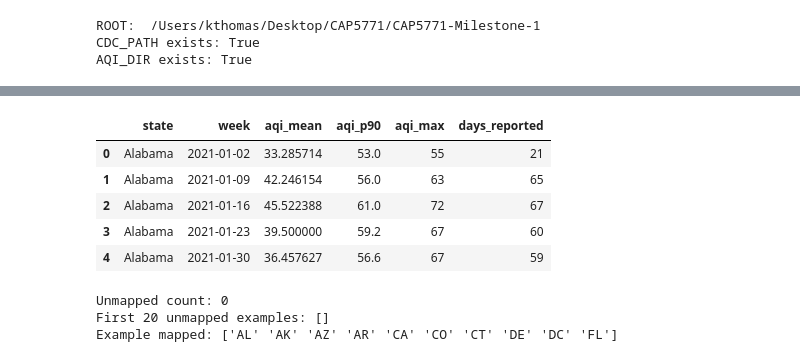
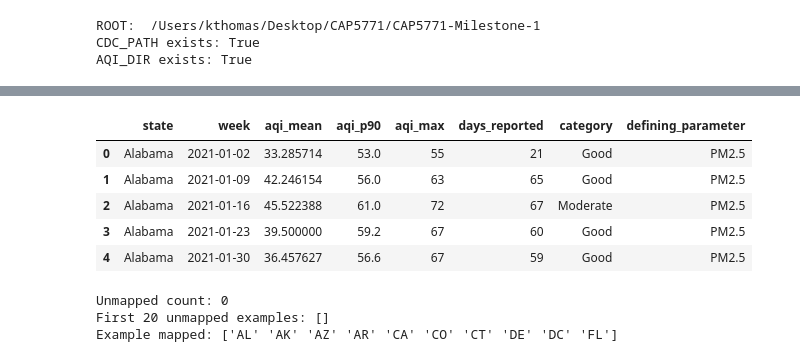
Before and after one commit to crewsdel/CAP5771-Milestone-1, a Jupyter notebook: Code Implementation/milestone_1_code.ipynb, the cells around one changed output, grey strips where cells are left out. Saved outputs shown, nothing was run; the diff lists cells and outputs as text; code cells hidden in the pictures.

```diff
--- a/Code Implementation/milestone_1_code.ipynb
+++ b/Code Implementation/milestone_1_code.ipynb
@@ -88,46 +88,52 @@ aqi_daily_raw = pd.concat((pd.read_csv(f) for f in aqi_files), ignore_index=True
 aqi_daily = aqi_daily_raw[[
     "Date",
     "State Name",
-    "AQI"
+    "AQI",
+    "Category",
+    "Defining Parameter"
 ]].copy()
 
 # Rename the columns for consistency
 aqi_daily = aqi_daily.rename(columns={
     "Date": "date",
     "State Name": "state",
-    "AQI": "aqi"
+    "AQI": "aqi",
+    "Category": "category",
+    "Defining Parameter": "defining_parameter"
 })
 
 # Update the dtypes of date and aqi to datetime and numeric, respectively
 aqi_daily["date"] = pd.to_datetime(aqi_daily["date"])
 aqi_daily["aqi"] = pd.to_numeric(aqi_daily["aqi"], errors="coerce")
 
 # Weekly ending Saturday, then normalize to date-only
 aqi_daily["week"] = aqi_daily["date"].dt.to_period("W-SAT").apply(lambda r: r.end_time)
 # Normalize the week times so they match the CDC weeks and can merge
 aqi_daily["week"] = pd.to_datetime(aqi_daily["week"]).dt.normalize()
 
 # Aggregate into weekly state-level AQI
 aqi_m1 = (
     aqi_daily
     .groupby(["state", "week"], as_index=False)
     .agg(
         aqi_mean=("aqi", "mean"),
         aqi_p90=("aqi", lambda s: s.quantile(0.90)),
         aqi_max=("aqi", "max"),
-        days_reported=("aqi", "count")
+        days_reported=("aqi", "count"),
+        category=("category", lambda x: x.mode()[0] if len(x.mode()) > 0 else None),
+        defining_parameter=("defining_parameter", lambda x: x.mode()[0] if len(x.mode()) > 0 else None)
     )
 )
 
 # Examine the top five rows of aqi_m1
 aqi_m1.head()
 # %% [output]
-|  | state | week | aqi_mean | aqi_p90 | aqi_max | days_reported |
-| 0 | Alabama | 2021-01-02 | 33.285714 | 53.0 | 55 | 21 |
-| 1 | Alabama | 2021-01-09 | 42.246154 | 56.0 | 63 | 65 |
-| 2 | Alabama | 2021-01-16 | 45.522388 | 61.0 | 72 | 67 |
-| 3 | Alabama | 2021-01-23 | 39.500000 | 59.2 | 67 | 60 |
-| 4 | Alabama | 2021-01-30 | 36.457627 | 56.6 | 67 | 59 |
+|  | state | week | aqi_mean | aqi_p90 | aqi_max | days_reported | category | defining_parameter |
+| 0 | Alabama | 2021-01-02 | 33.285714 | 53.0 | 55 | 21 | Good | PM2.5 |
+| 1 | Alabama | 2021-01-09 | 42.246154 | 56.0 | 63 | 65 | Good | PM2.5 |
+| 2 | Alabama | 2021-01-16 | 45.522388 | 61.0 | 72 | 67 | Moderate | PM2.5 |
+| 3 | Alabama | 2021-01-23 | 39.500000 | 59.2 | 67 | 60 | Good | PM2.5 |
+| 4 | Alabama | 2021-01-30 | 36.457627 | 56.6 | 67 | 59 | Good | PM2.5 |
 # %%
 # Robustly map the AQI state names to their abbreviations. This took a long time to debug and get done correctly.
 US_STATE_ABBR = {
```
Also changed, not shown: parts of 1 cell of this notebook, 8 other files.
